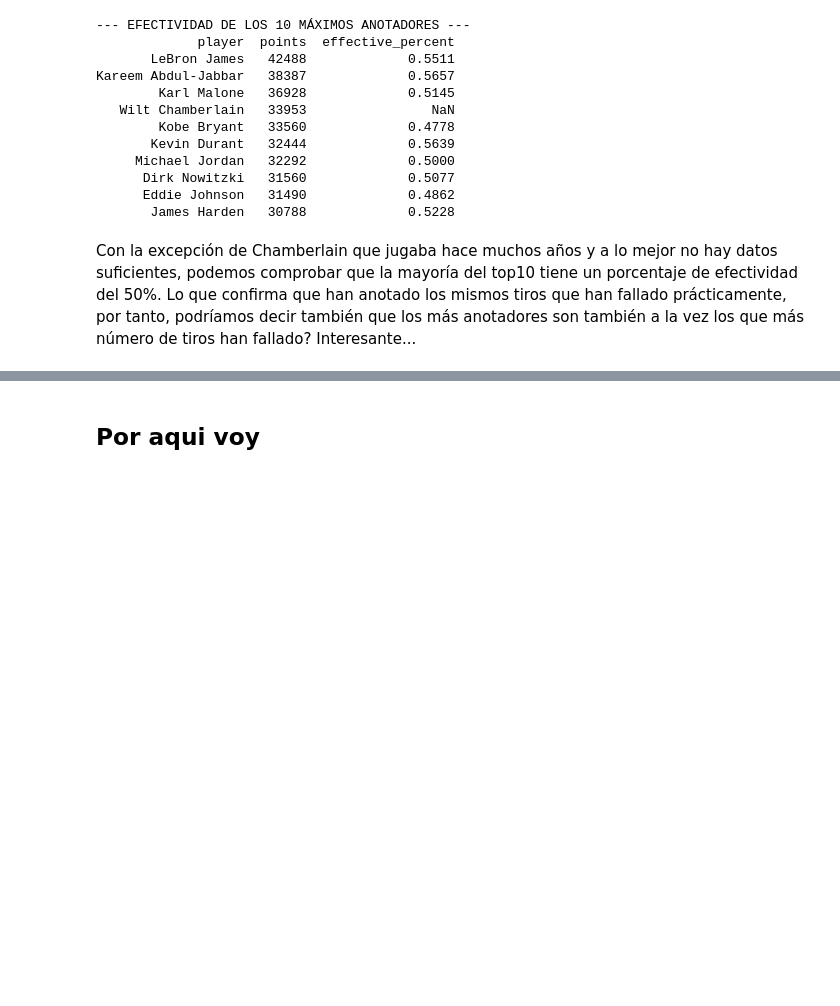
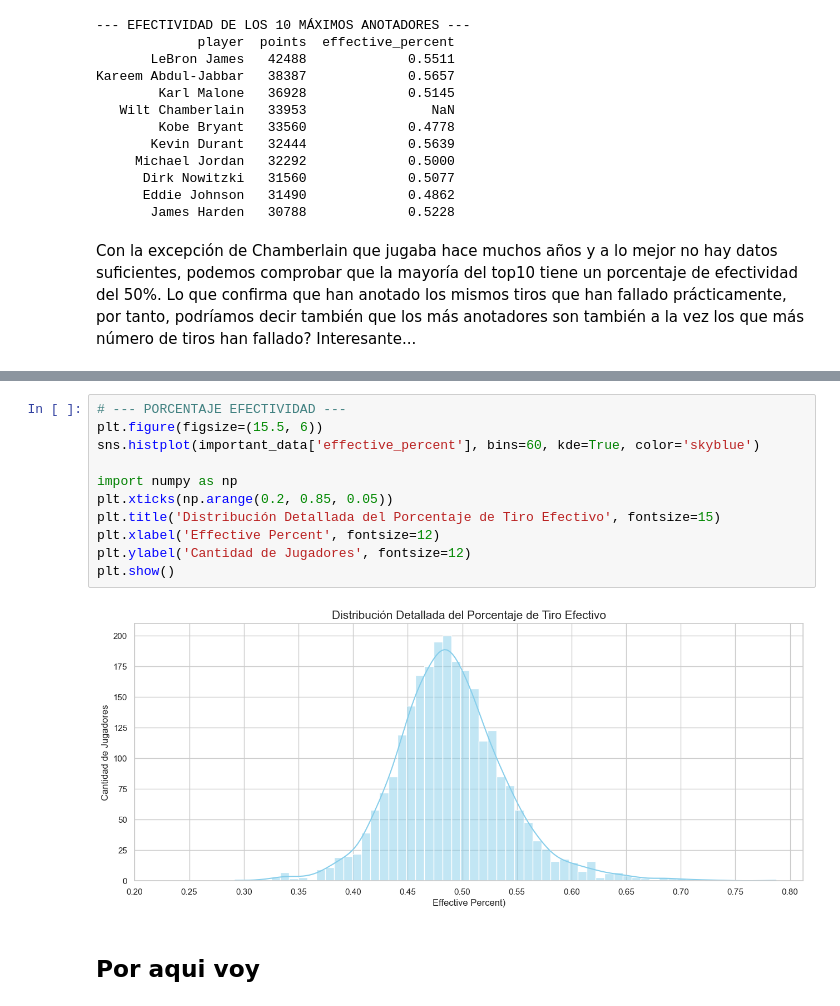
Before and after one commit to jacc1087/Estadistica, a Jupyter notebook: PracticaEstadistica__Contreras_Caño_Jose_Angel.ipynb, the cells around one changed output, grey strips where cells are left out. Drawn from its saved outputs; the diff is of its cells as text; blank space fills up the shorter version.

```diff
--- a/PracticaEstadistica__Contreras_Caño_Jose_Angel.ipynb
+++ b/PracticaEstadistica__Contreras_Caño_Jose_Angel.ipynb
@@ -447,3 +461,16 @@ Plotea histogramas para tus variables principales
+# %%
+# --- PORCENTAJE EFECTIVIDAD ---
+plt.figure(figsize=(15.5, 6))
+sns.histplot(important_data['effective_percent'], bins=60, kde=True, color='skyblue')
+
+import numpy as np
+plt.xticks(np.arange(0.2, 0.85, 0.05))
+plt.title('Distribución Detallada del Porcentaje de Tiro Efectivo', fontsize=15)
+plt.xlabel('Effective Percent', fontsize=12)
+plt.ylabel('Cantidad de Jugadores', fontsize=12)
+plt.show()
+# %% [output]
+[figure, added]
 # %% [markdown]
 ## Por aqui voy
 # %% [markdown]
```
Also changed, not shown: parts of 3 cells of this notebook.
